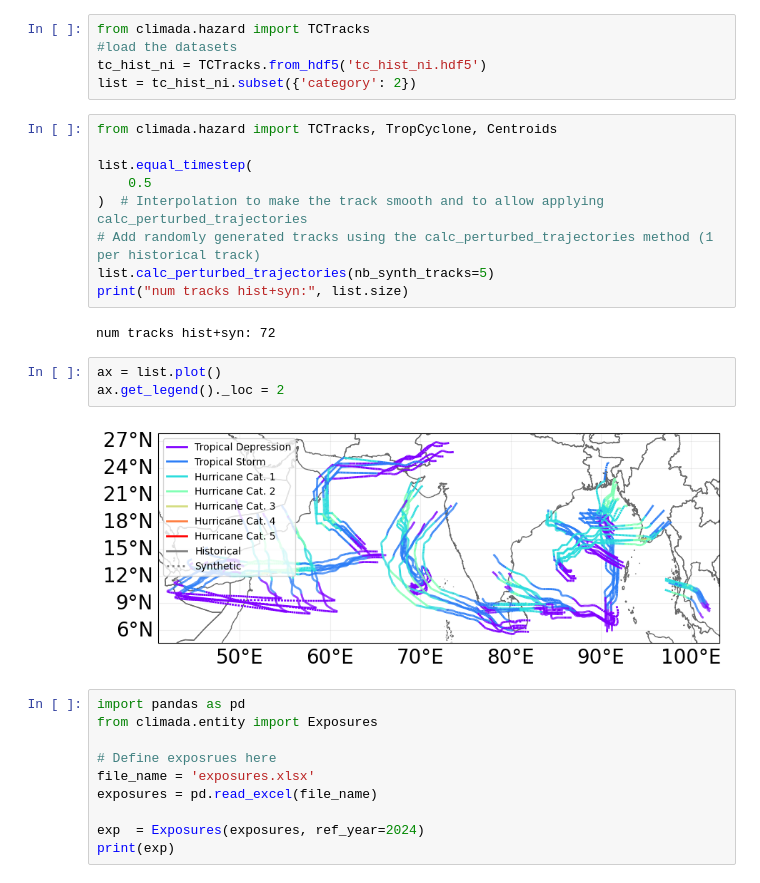
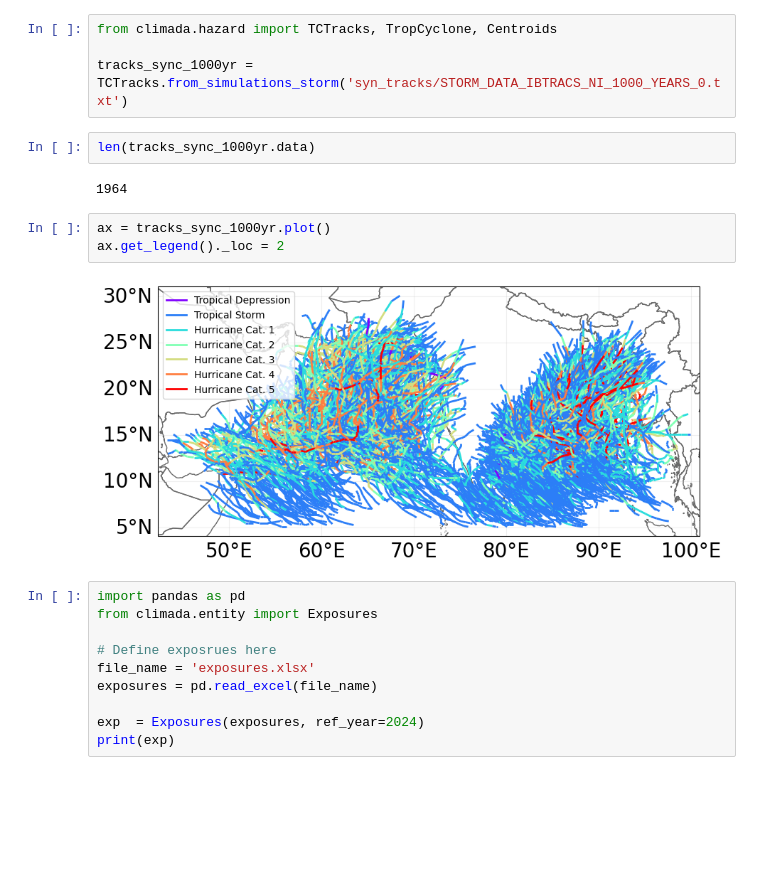
Before and after one commit to Moqian1122/TCRiskIndia, a Jupyter notebook: simulation.ipynb, the cells around one changed output. Drawn from its saved outputs; the diff is of its cells as text; blank space fills up the shorter version.

Commit message:
changes to simulation code

```diff
--- a/simulation.ipynb
+++ b/simulation.ipynb
@@ -37,24 +1,16 @@ Probability of more than 3 cyclones in 100 years: 0.149
-# %%
-from climada.hazard import TCTracks
-#load the datasets
-tc_hist_ni = TCTracks.from_hdf5('tc_hist_ni.hdf5')
-list = tc_hist_ni.subset({'category': 2})
-# %%
-from climada.hazard import TCTracks, TropCyclone, Centroids
-
-list.equal_timestep(
-    0.5
-)  # Interpolation to make the track smooth and to allow applying calc_perturbed_trajectories
-# Add randomly generated tracks using the calc_perturbed_trajectories method (1 per historical track)
-list.calc_perturbed_trajectories(nb_synth_tracks=5)
-print("num tracks hist+syn:", list.size)
-# %% [output]
-num tracks hist+syn: 72
+# %%
+from climada.hazard import TCTracks, TropCyclone, Centroids
+
+tracks_sync_1000yr = TCTracks.from_simulations_storm('syn_tracks/STORM_DATA_IBTRACS_NI_1000_YEARS_0.txt')
+# %%
+len(tracks_sync_1000yr.data)
+# %% [output]
+1964
 # %%
-ax = list.plot()
+ax = tracks_sync_1000yr.plot()
 ax.get_legend()._loc = 2
 # %% [output]
-[figure, old version]
+[figure, new version]
 # %%
 import pandas as pd
 from climada.entity import Exposures
```
Also changed, not shown: parts of 12 cells of this notebook, 1 other file.
